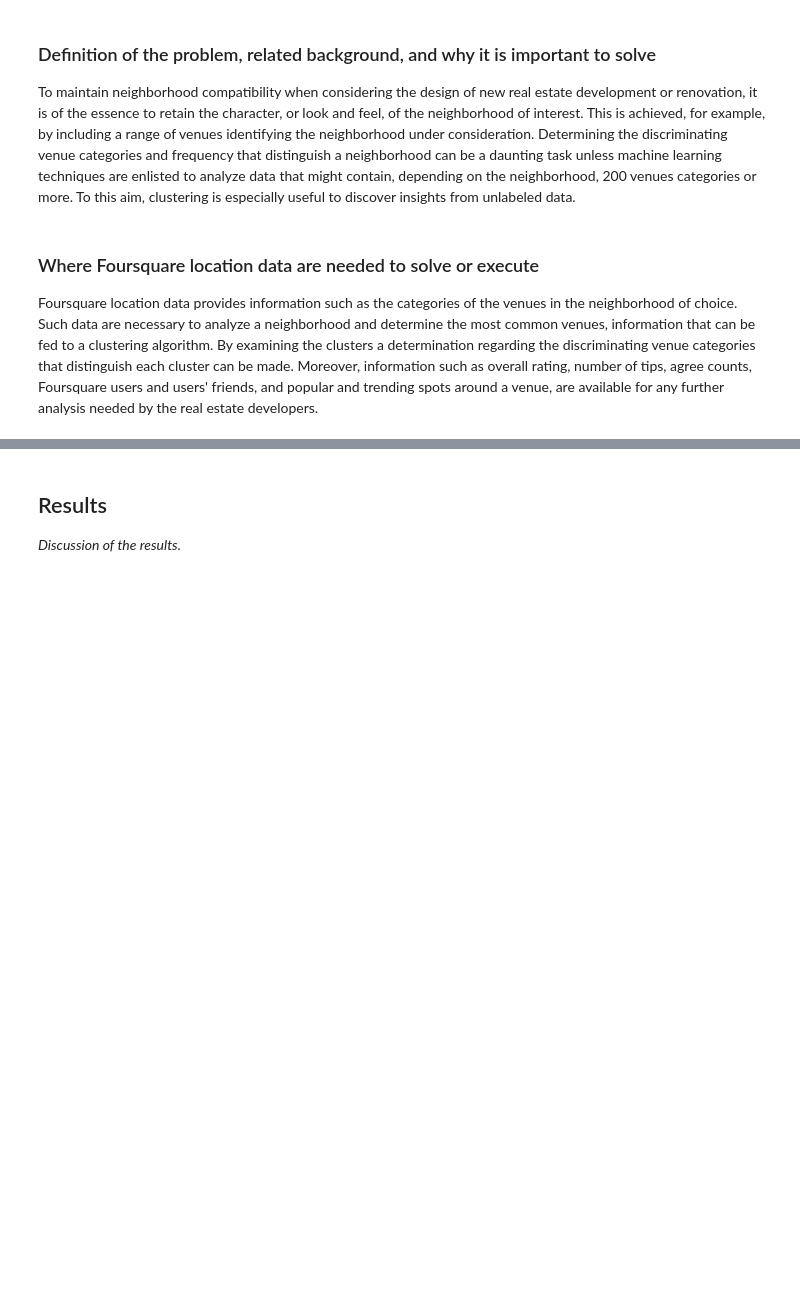
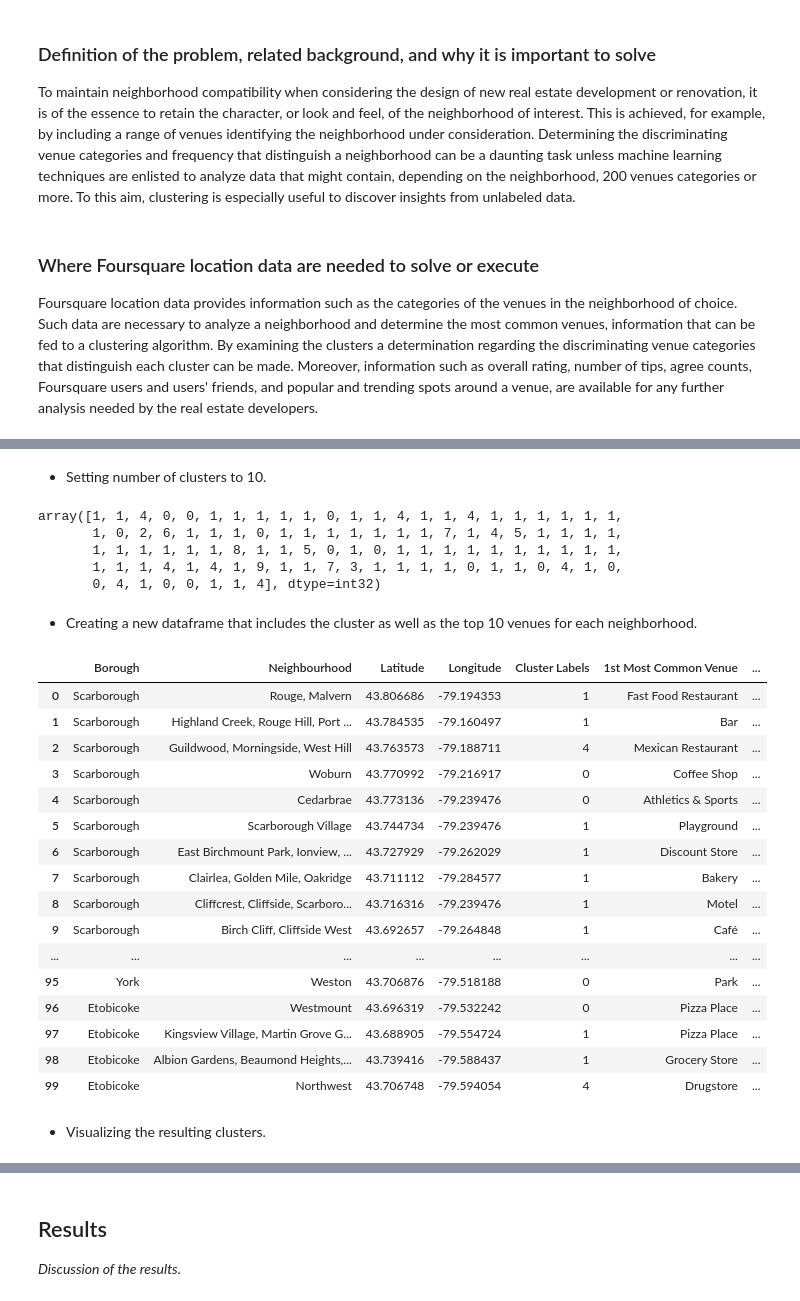
Before and after one commit to valeriomarra/IBM-Data-Science-Professional-Certificate-Specialization, a Jupyter notebook: 6-Applied Data Science - The Battle of Neighborhoods.ipynb, the cells around one changed output, grey strips where cells are left out. Saved outputs shown, nothing was run; the diff lists cells and outputs as text; code cells hidden in the pictures; blank space fills up the shorter version.

```diff
--- a/6-Applied Data Science - The Battle of Neighborhoods.ipynb
+++ b/6-Applied Data Science - The Battle of Neighborhoods.ipynb
@@ -33,0 +481,6 @@ _Discussion and description of performed exploratory data analysis and inferenti
+# %%
+def return_most_common_venues(row, num_top_venues):
+    row_categories = row.iloc[1:]
+    row_categories_sorted = row_categories.sort_values(ascending=False)
+
+    return row_categories_sorted.index.values[0:num_top_venues]
@@ -33,0 +547,50 @@ _Discussion and description of performed exploratory data analysis and inferenti
+# %% [markdown]
+- Setting number of clusters to 10.
+# %%
+# set number of clusters
+kclusters = 10
+
+#toronto_grouped_clustering = toronto_grouped.drop('Neighborhood', 1)
+
+# run k-means clustering
+kmeans = KMeans(init = "k-means++", n_clusters=kclusters, n_init = 5, random_state=0, max_iter=300).fit(toronto_grouped_clustering)
+
+# check cluster labels generated for each row in the dataframe
+kmeans.labels_
+# %% [output]
+array([1, 1, 4, 0, 0, 1, 1, 1, 1, 1, 0, 1, 1, 4, 1, 1, 4, 1, 1, 1, 1, 1, 1,
+       1, 0, 2, 6, 1, 1, 1, 0, 1, 1, 1, 1, 1, 1, 1, 7, 1, 4, 5, 1, 1, 1, 1,
+       1, 1, 1, 1, 1, 1, 8, 1, 1, 5, 0, 1, 0, 1, 1, 1, 1, 1, 1, 1, 1, 1, 1,
+       1, 1, 1, 4, 1, 4, 1, 9, 1, 1, 7, 3, 1, 1, 1, 1, 0, 1, 1, 0, 4, 1, 0,
+       0, 4, 1, 0, 0, 1, 1, 4], dtype=int32)
+# %% [markdown]
+- Creating a new dataframe that includes the cluster as well as the top 10 venues for each neighborhood.
+# %%
+toronto_merged = df_clu.copy()
+
+# add clustering labels
+toronto_merged['Cluster Labels'] = kmeans.labels_
+
+toronto_merged = toronto_merged.join(neighborhoods_venues_sorted.set_index('Neighborhood'), on='Neighbourhood',how='inner')
+
+toronto_merged
+# %% [output]
+|  | Borough | Neighbourhood | Latitude | Longitude | Cluster Labels | 1st Most Common Venue | ... |
+| 0 | Scarborough | Rouge, Malvern | 43.806686 | -79.194353 | 1 | Fast Food Restaurant | ... |
+| 1 | Scarborough | Highland Creek, Rouge Hill, Port ... | 43.784535 | -79.160497 | 1 | Bar | ... |
+| 2 | Scarborough | Guildwood, Morningside, West Hill | 43.763573 | -79.188711 | 4 | Mexican Restaurant | ... |
+| 3 | Scarborough | Woburn | 43.770992 | -79.216917 | 0 | Coffee Shop | ... |
+| 4 | Scarborough | Cedarbrae | 43.773136 | -79.239476 | 0 | Athletics & Sports | ... |
+| 5 | Scarborough | Scarborough Village | 43.744734 | -79.239476 | 1 | Playground | ... |
+| 6 | Scarborough | East Birchmount Park, Ionview, ... | 43.727929 | -79.262029 | 1 | Discount Store | ... |
+| 7 | Scarborough | Clairlea, Golden Mile, Oakridge | 43.711112 | -79.284577 | 1 | Bakery | ... |
+| 8 | Scarborough | Cliffcrest, Cliffside, Scarboro... | 43.716316 | -79.239476 | 1 | Motel | ... |
+| 9 | Scarborough | Birch Cliff, Cliffside West | 43.692657 | -79.264848 | 1 | Café | ... |
+| ... | ... | ... | ... | ... | ... | ... | ... |
+| 95 | York | Weston | 43.706876 | -79.518188 | 0 | Park | ... |
+| 96 | Etobicoke | Westmount | 43.696319 | -79.532242 | 0 | Pizza Place | ... |
+| 97 | Etobicoke | Kingsview Village, Martin Grove G... | 43.688905 | -79.554724 | 1 | Pizza Place | ... |
+| 98 | Etobicoke | Albion Gardens, Beaumond Heights,... | 43.739416 | -79.588437 | 1 | Grocery Store | ... |
+| 99 | Etobicoke | Northwest | 43.706748 | -79.594054 | 4 | Drugstore | ... |
+# %% [markdown]
+- Visualizing the resulting clusters.
```
Also changed, not shown: parts of 110 cells of this notebook.
